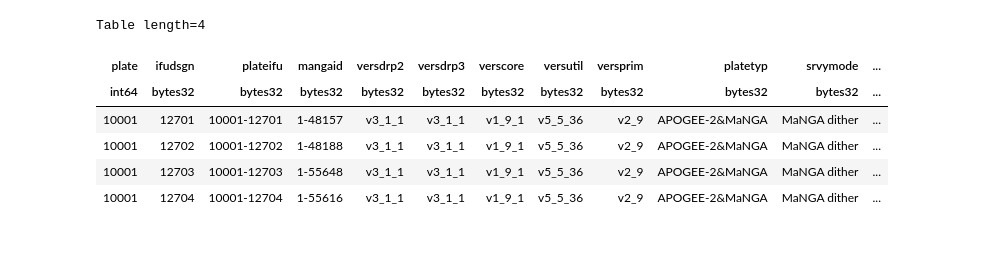
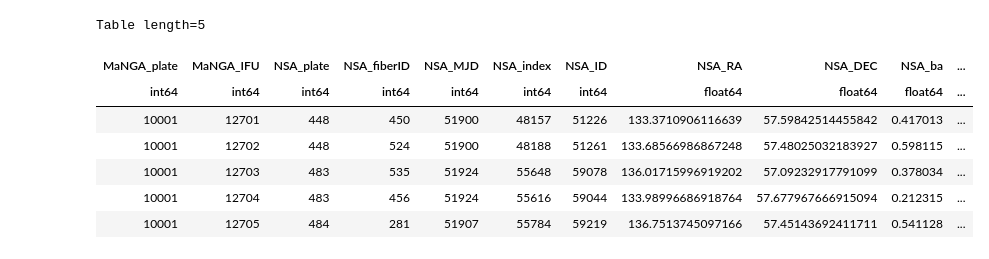
Before and after one commit to kadglass/RotationCurves, a Jupyter notebook: notebooks/format_master_table.ipynb, the cells around one changed output. Drawn from its saved outputs; the diff is of its cells as text; code cells hidden in the pictures.

```diff
--- a/notebooks/format_master_table.ipynb
+++ b/notebooks/format_master_table.ipynb
@@ -5,6 +193,3 @@ from astropy.io import fits
 # %%
-m_fn = '/Users/nityaravi/Documents/Research/RotationCurves/data/manga/output_files/DR17/master_table_DR17_noWords.fits'
-w_fn = '/Users/nityaravi/Documents/Research/RotationCurves/data/manga/output_files/DR17/disk_masses_HIdr3_err_morph_v2.fits'
+w_fn = '/Users/nityaravi/Documents/Research/RotationCurves/data/manga/' + 'output_files/' + 'master_table_H_alpha_HIvel_BB.fits'
+w = Table.read(w_fn, format='fits')
-# %%
-m = Table.read(m_fn)
-w = Table.read(w_fn)
@@ -21,10 +196,11 @@ Table length=4
 # %%
-w[0:4]
+w[0:5]
 # %% [output]
-Table length=4
+Table length=5
-| plate | ifudsgn | plateifu | mangaid | versdrp2 | versdrp3 | verscore | versutil | versprim | platetyp | srvymode | ... |
-| int64 | bytes32 | bytes32 | bytes32 | bytes32 | bytes32 | bytes32 | bytes32 | bytes32 | bytes32 | bytes32 | ... |
-| 10001 | 12701 | 10001-12701 | 1-48157 | v3_1_1 | v3_1_1 | v1_9_1 | v5_5_36 | v2_9 | APOGEE-2&MaNGA | MaNGA dither | ... |
-| 10001 | 12702 | 10001-12702 | 1-48188 | v3_1_1 | v3_1_1 | v1_9_1 | v5_5_36 | v2_9 | APOGEE-2&MaNGA | MaNGA dither | ... |
-| 10001 | 12703 | 10001-12703 | 1-55648 | v3_1_1 | v3_1_1 | v1_9_1 | v5_5_36 | v2_9 | APOGEE-2&MaNGA | MaNGA dither | ... |
-| 10001 | 12704 | 10001-12704 | 1-55616 | v3_1_1 | v3_1_1 | v1_9_1 | v5_5_36 | v2_9 | APOGEE-2&MaNGA | MaNGA dither | ... |
+| MaNGA_plate | MaNGA_IFU | NSA_plate | NSA_fiberID | NSA_MJD | NSA_index | NSA_ID | NSA_RA | NSA_DEC | NSA_ba | ... |
+| int64 | int64 | int64 | int64 | int64 | int64 | int64 | float64 | float64 | float64 | ... |
+| 10001 | 12701 | 448 | 450 | 51900 | 48157 | 51226 | 133.3710906116639 | 57.59842514455842 | 0.417013 | ... |
+| 10001 | 12702 | 448 | 524 | 51900 | 48188 | 51261 | 133.68566986867248 | 57.48025032183927 | 0.598115 | ... |
+| 10001 | 12703 | 483 | 535 | 51924 | 55648 | 59078 | 136.01715996919202 | 57.09232917791099 | 0.378034 | ... |
+| 10001 | 12704 | 483 | 456 | 51924 | 55616 | 59044 | 133.98996686918764 | 57.677967666915094 | 0.212315 | ... |
+| 10001 | 12705 | 484 | 281 | 51907 | 55784 | 59219 | 136.7513745097166 | 57.45143692411711 | 0.541128 | ... |
```
Also changed, not shown: parts of 17 cells of this notebook, 1 other file.
